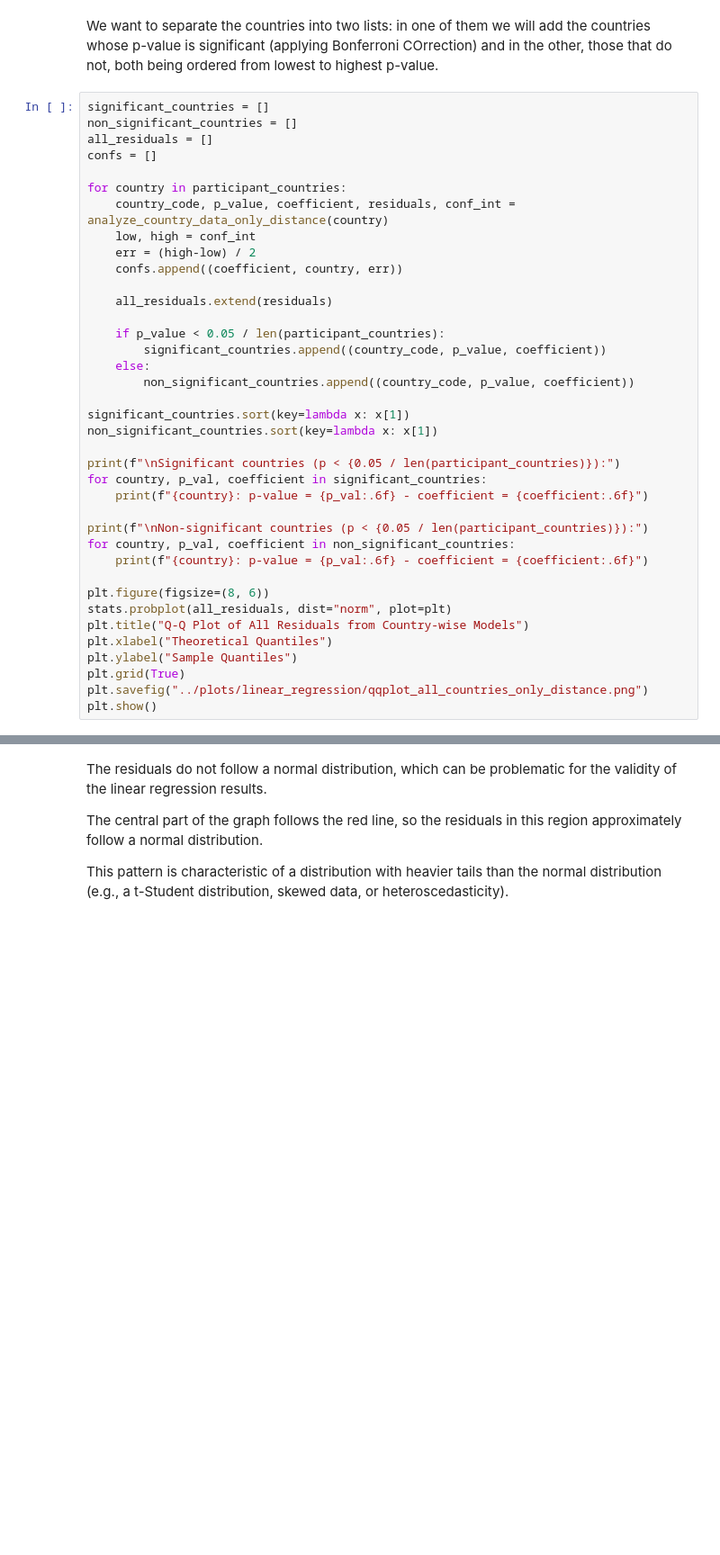
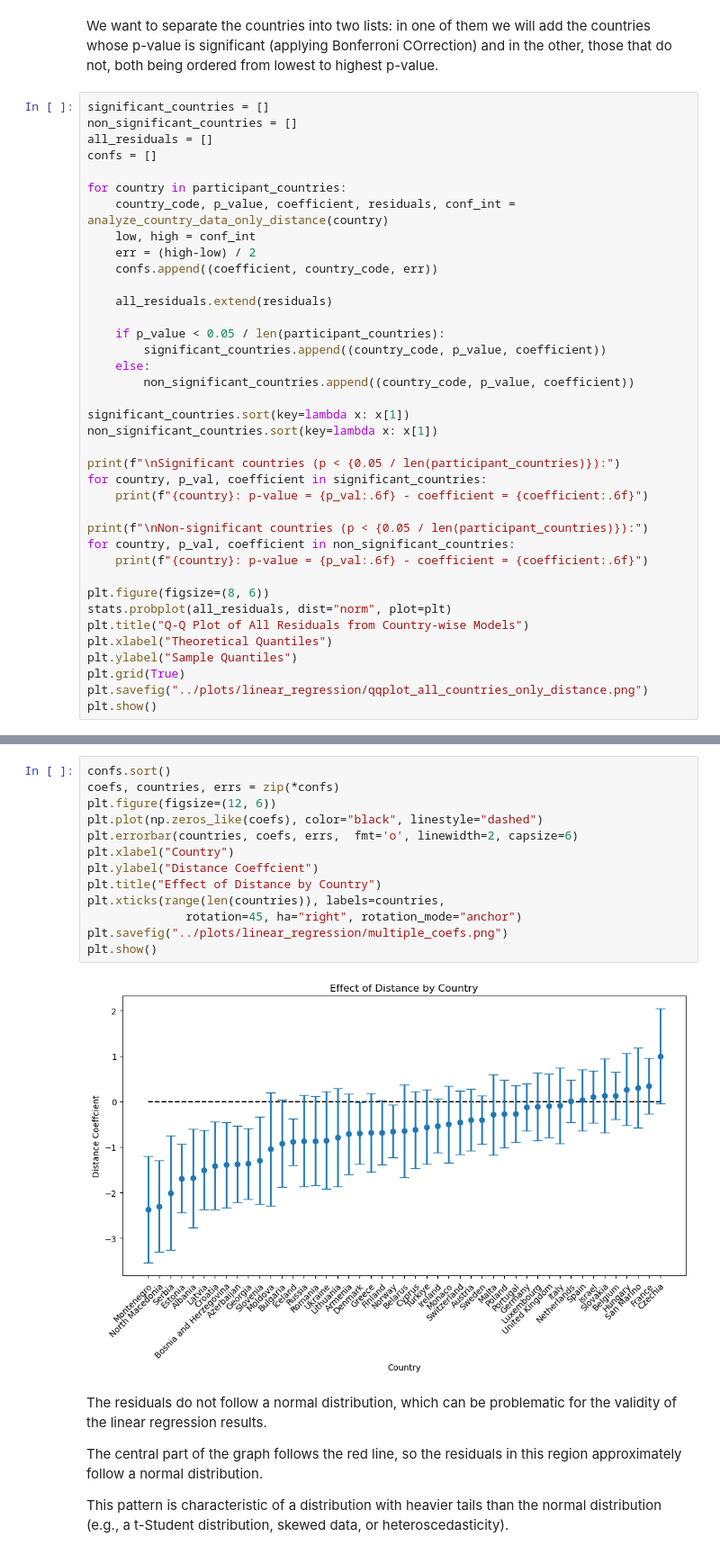
Before and after one commit to kluedemann/eurovision-voting-analysis, a Jupyter notebook: src/linear_regression.ipynb, the cells around one changed output, grey strips where cells are left out. Shown at 90% size. Drawn from its saved outputs; the diff is of its cells as text; blank space fills up the shorter version.

Commit message:
Added multiple regression plot

```diff
--- a/src/linear_regression.ipynb
+++ b/src/linear_regression.ipynb
@@ -385,7 +385,7 @@ for country in participant_countries:
     country_code, p_value, coefficient, residuals, conf_int = analyze_country_data_only_distance(country)
     low, high = conf_int
     err = (high-low) / 2
-    confs.append((coefficient, country, err))
+    confs.append((coefficient, country_code, err))
 
     all_residuals.extend(residuals)
 
@@ -442,3 +435,18 @@ plt.errorbar(b,a,c,  fmt='o', linewidth=2, capsize=6)
+# %%
+confs.sort()
+coefs, countries, errs = zip(*confs)
+plt.figure(figsize=(12, 6))
+plt.plot(np.zeros_like(coefs), color="black", linestyle="dashed")
+plt.errorbar(countries, coefs, errs,  fmt='o', linewidth=2, capsize=6)
+plt.xlabel("Country")
+plt.ylabel("Distance Coeffcient")
+plt.title("Effect of Distance by Country")
+plt.xticks(range(len(countries)), labels=countries,
+              rotation=45, ha="right", rotation_mode="anchor")
+plt.savefig("../plots/linear_regression/multiple_coefs.png")
+plt.show()
+# %% [output]
+[figure, added]
 # %% [markdown]
 The residuals do not follow a normal distribution, which can be problematic for the validity of the linear regression results.
 
```
Also changed, not shown: parts of 4 cells of this notebook, 2 other files.
